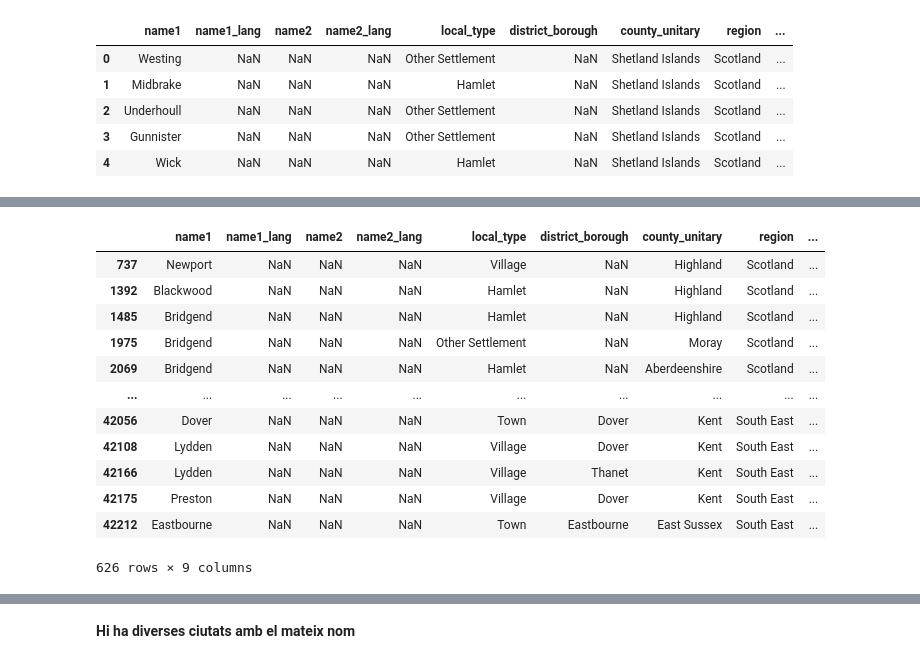
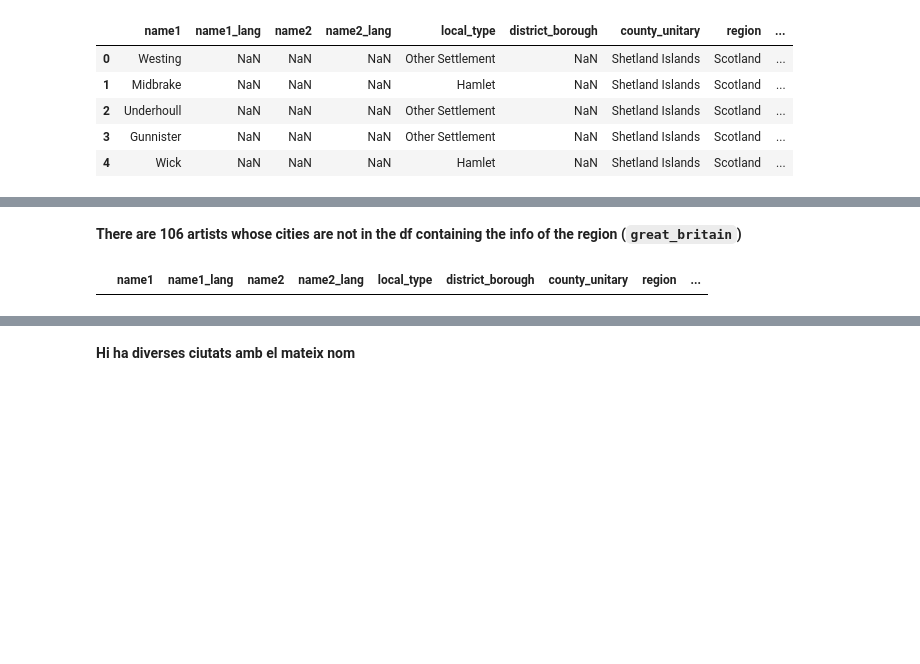
Before and after one commit to arnauog/what_the_rock, a Jupyter notebook: 4 geopy_origins.ipynb, the cells around one changed output, grey strips where cells are left out. Cells and saved outputs as stored; diff of their text form; code cells hidden in the pictures; blank space fills up the shorter version.

```diff
--- a/4 geopy_origins.ipynb
+++ b/4 geopy_origins.ipynb
@@ -2741,0 +2742,3 @@ great_britain.shape
+# %%
+great_britain = pd.read_csv('Datasets/great_britain_regions.csv')
+great_britain.shape
@@ -2756,16 +2779,6 @@ len(cities)
+# %% [markdown]
+**There are 106 artists whose cities are not in the df containing the info of the region (``great_britain``)**
 # %%
-great_britain[great_britain['name1'].isin(cities)]
+great_britain[great_britain['name1']=='Abingdon']
 # %% [output]
 |  | name1 | name1_lang | name2 | name2_lang | local_type | district_borough | county_unitary | region | ... |
-| 737 | Newport | NaN | NaN | NaN | Village | NaN | Highland | Scotland | ... |
-| 1392 | Blackwood | NaN | NaN | NaN | Hamlet | NaN | Highland | Scotland | ... |
-| 1485 | Bridgend | NaN | NaN | NaN | Hamlet | NaN | Highland | Scotland | ... |
-| 1975 | Bridgend | NaN | NaN | NaN | Other Settlement | NaN | Moray | Scotland | ... |
-| 2069 | Bridgend | NaN | NaN | NaN | Hamlet | NaN | Aberdeenshire | Scotland | ... |
-| ... | ... | ... | ... | ... | ... | ... | ... | ... | ... |
-| 42056 | Dover | NaN | NaN | NaN | Town | Dover | Kent | South East | ... |
-| 42108 | Lydden | NaN | NaN | NaN | Village | Dover | Kent | South East | ... |
-| 42166 | Lydden | NaN | NaN | NaN | Village | Thanet | Kent | South East | ... |
-| 42175 | Preston | NaN | NaN | NaN | Village | Dover | Kent | South East | ... |
-| 42212 | Eastbourne | NaN | NaN | NaN | Town | Eastbourne | East Sussex | South East | ... |
-626 rows × 9 columns
```
Also changed, not shown: parts of 18 cells of this notebook, 16 other files.
